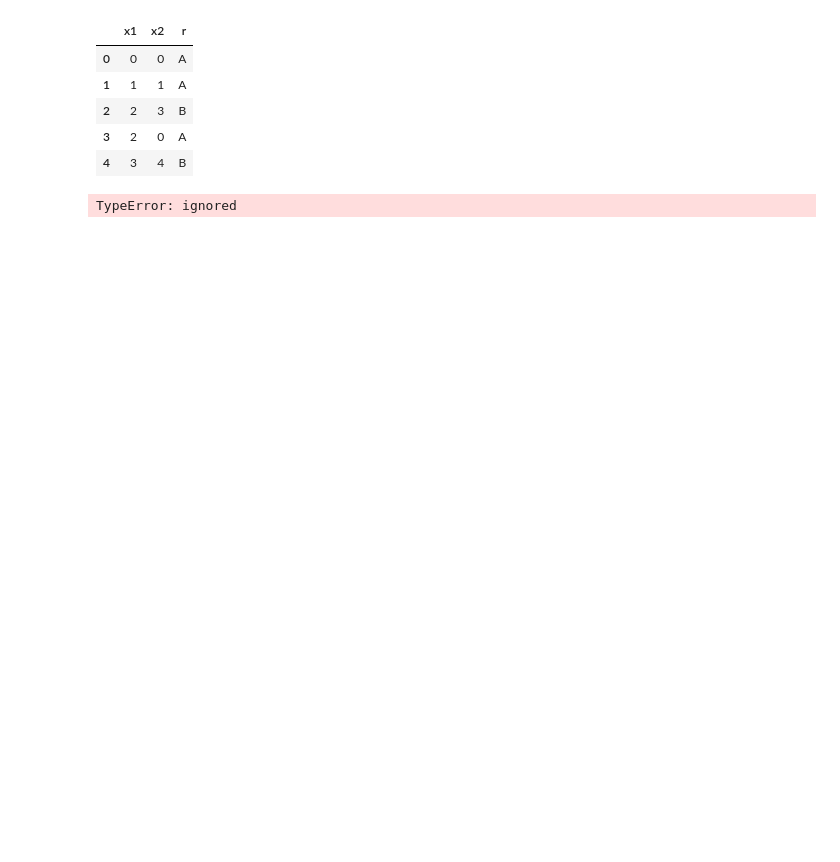
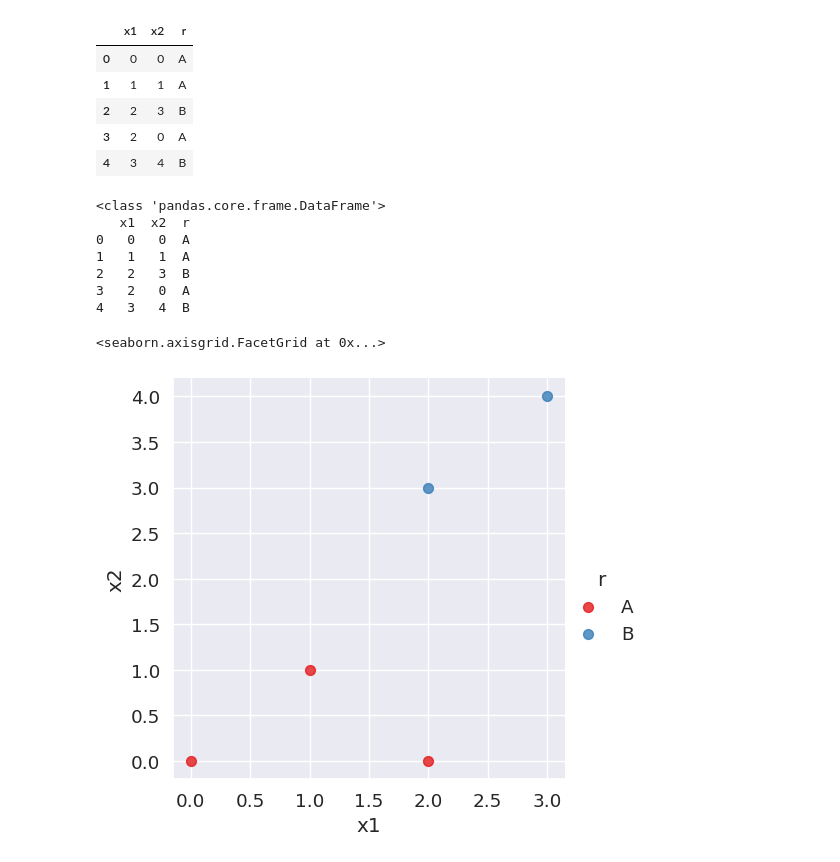
Before and after one commit to RobertBWeidlich/Colab_Notebooks, a Jupyter notebook: CnNB_009_SVM.ipynb, the cells around one changed output. Cells and saved outputs as stored; diff of their text form; code cells hidden in the pictures; blank space fills up the shorter version.

```diff
--- a/CnNB_009_SVM.ipynb
+++ b/CnNB_009_SVM.ipynb
@@ -44,11 +44,21 @@ data
 | 3 | 2 | 0 | A |
 | 4 | 3 | 4 | B |
 # %%
-sns.lmplot("x1", "x2",
-           data=data,
+print(type(data))
+print(data)
+sns.lmplot(data=data,
+           x="x1", y="x2",
            hue='r',
            palette='Set1',
            fit_reg=False,
            scatter_kws={"s": 50})
 # %% [output]
-TypeError: ignored
+<class 'pandas.core.frame.DataFrame'>
+   x1  x2  r
+0   0   0  A
+1   1   1  A
+2   2   3  B
+3   2   0  A
+4   3   4  B
+<seaborn.axisgrid.FacetGrid at 0x...>
+[figure, added]
```
Also changed, not shown: parts of 3 cells of this notebook.
